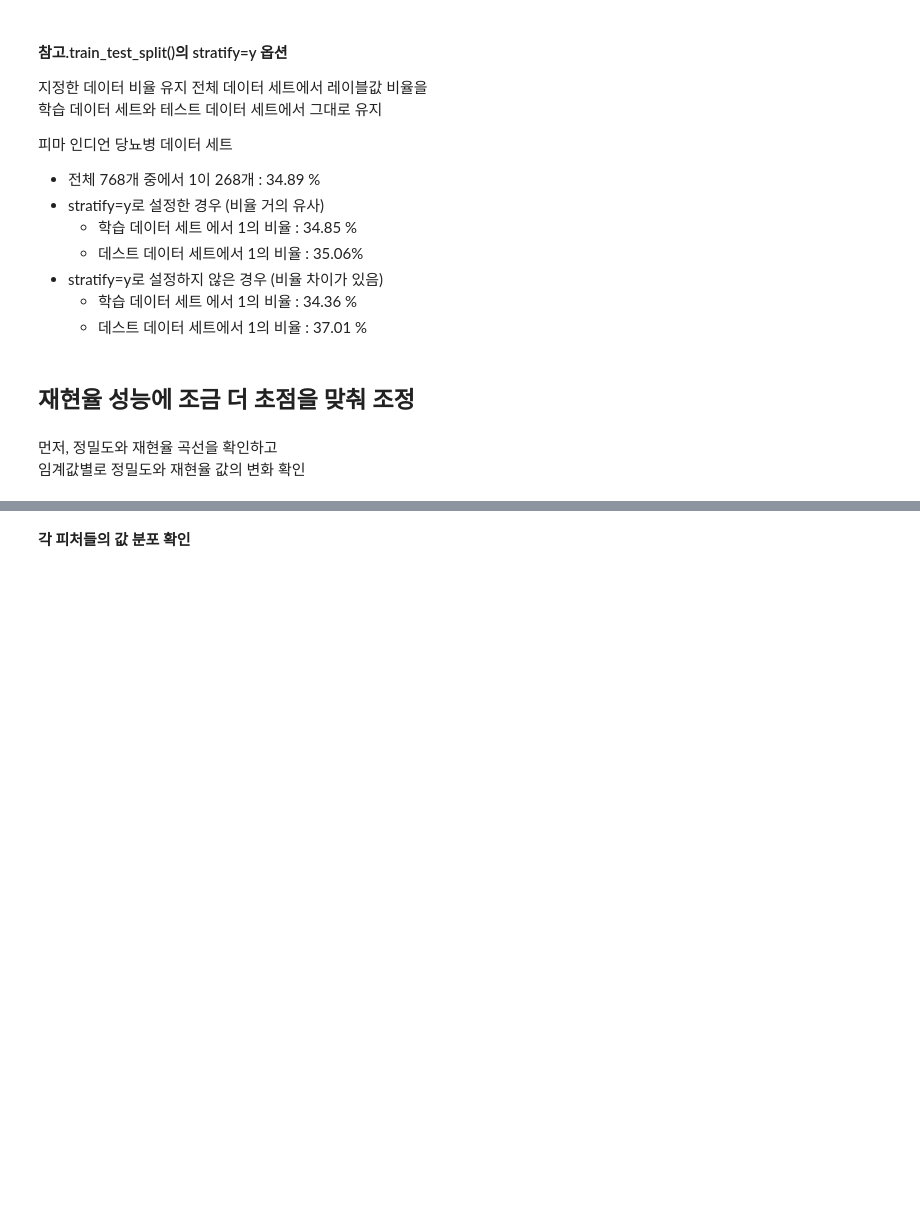
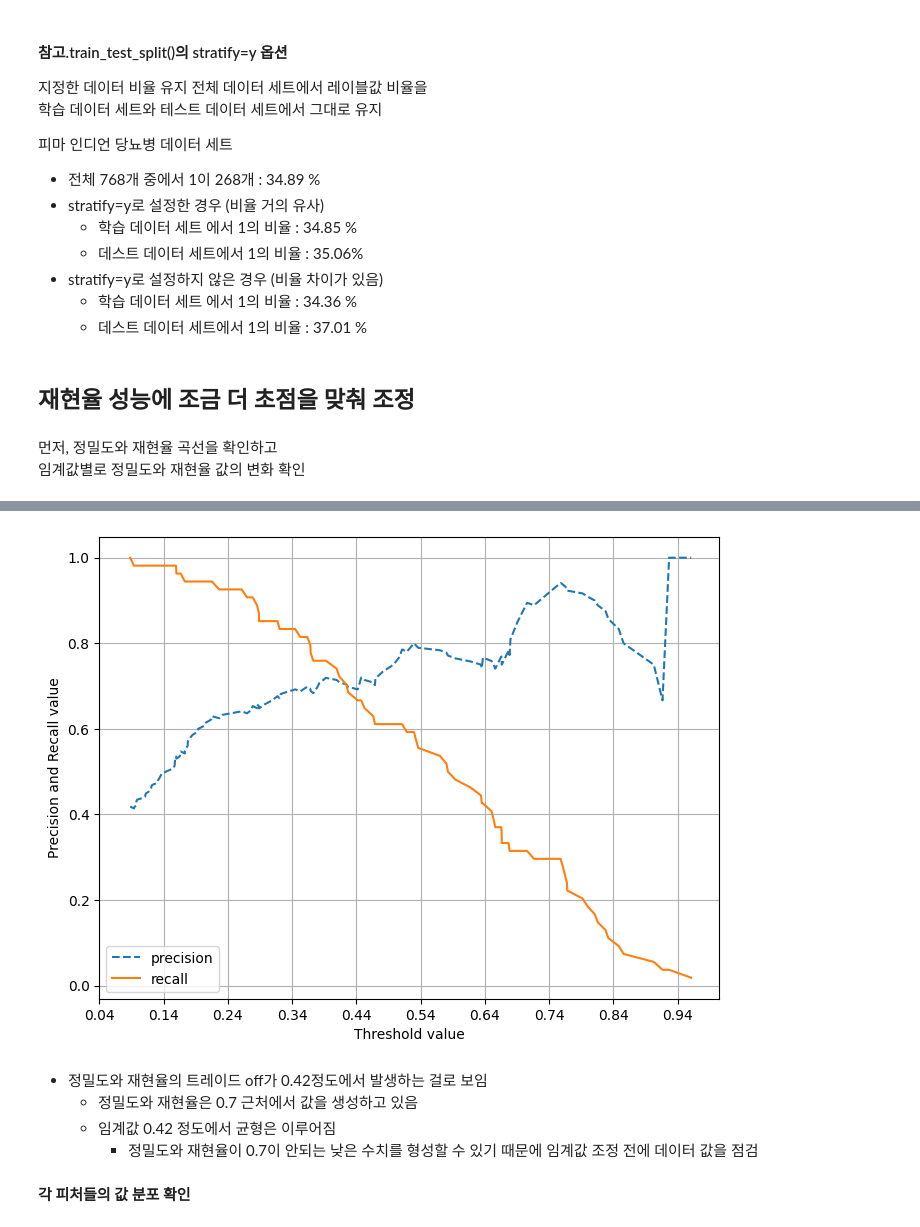
Before and after one commit to junhokim42/Python_study, a Jupyter notebook: Bigdata_training/Bigdata_analysis/day7/머신러닝_04_0_1_피마 인디언 당뇨병 예측.ipynb, the cells around one changed output, grey strips where cells are left out. Cells and saved outputs as stored; diff of their text form; code cells hidden in the pictures; blank space fills up the shorter version.

```diff
--- a/Bigdata_training/Bigdata_analysis/day7/머신러닝_04_0_1_피마 인디언 당뇨병 예측.ipynb
+++ b/Bigdata_training/Bigdata_analysis/day7/머신러닝_04_0_1_피마 인디언 당뇨병 예측.ipynb
@@ -127,5 +149,13 @@ def precision_recall_curve_plot(y_test , pred_proba_c1):
     plt.xlabel('Threshold value'); plt.ylabel('Precision and Recall value')
     plt.legend(); plt.grid()
     plt.show()
+# %%
+X = diabetes_data.iloc[:,:-1]
+y = diabetes_data.iloc[:,-1]
+
+# 타겟값이 불균형함 : 타겟값의 비율에 맞춰 분할해야함 (stratify)
+X_train, X_test, y_train, y_test = train_test_split(X, y,
+                        test_size = 0.2, random_state = 0,
+                        stratify = y)
 # %% [markdown]
 **Logistic Regression으로 학습 및 예측 수행**
@@ -144,0 +162,6 @@ Please also refer to the documentation for alternative solver options:
+# %%
+lr_clf = LogisticRegression()
+lr_clf.fit(X_train, y_train)
+pred = lr_clf.predict(X_test)
+pred_proba = lr_clf.predict_proba(X_test)[:,1]
+get_clf_eval(y_test, pred, pred_proba)
@@ -167,2 +199,11 @@ Please also refer to the documentation for alternative solver options:
+# %%
+precision_recall_curve_plot(y_test, pred_proba)
+# %% [output]
+[figure, added]
+# %% [markdown]
+- 정밀도와 재현율의 트레이드 off가 0.42정도에서 발생하는 걸로 보임
+    - 정밀도와 재현율은 0.7 근처에서 값을 생성하고 있음
+    - 임계값 0.42 정도에서 균형은 이루어짐
+        - 정밀도와 재현율이 0.7이 안되는 낮은 수치를 형성할 수 있기 때문에 임계값 조정 전에 데이터 값을 점검
 # %% [markdown]
 **각 피처들의 값 분포 확인**
```
Also changed, not shown: parts of 33 cells of this notebook, 6 other files.
